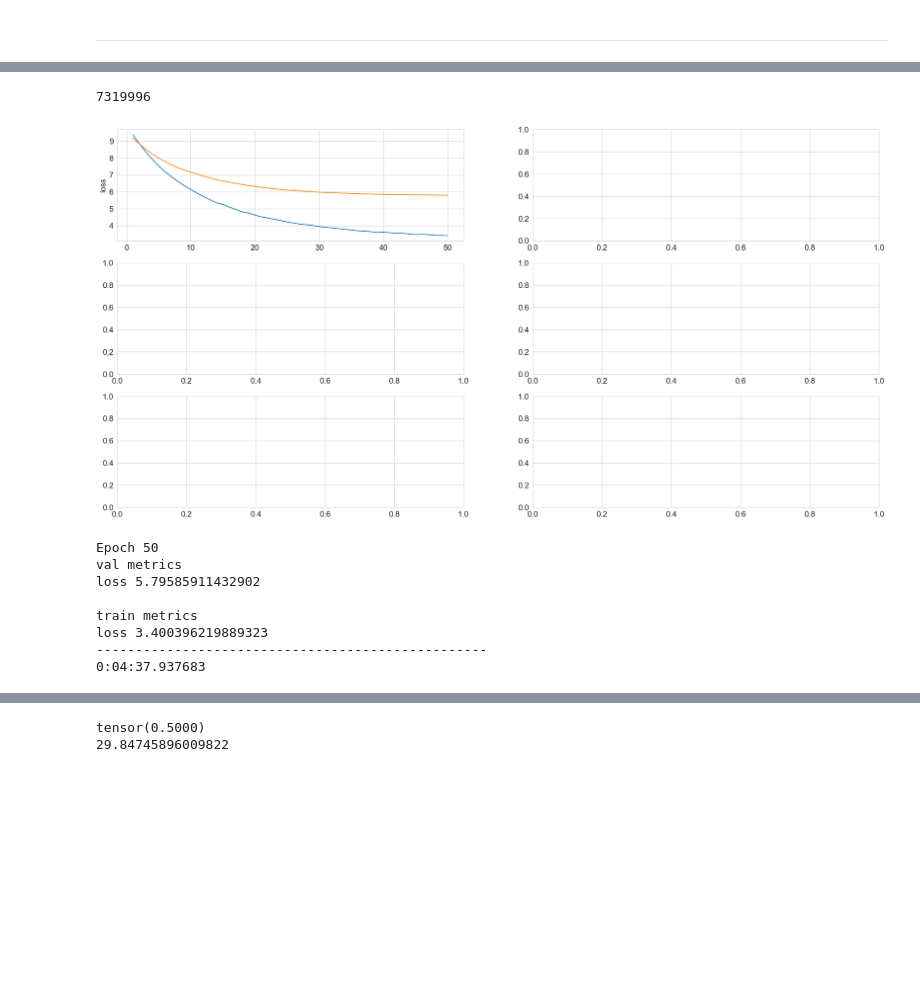
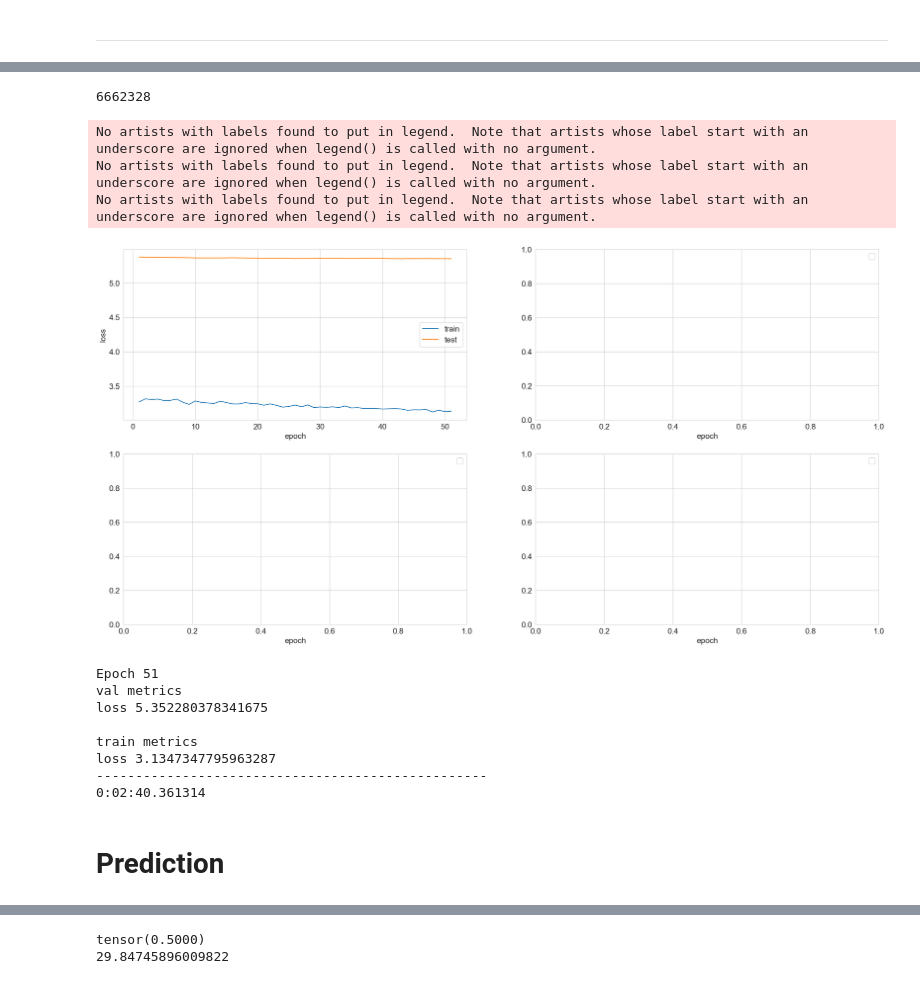
Before and after one commit to Kulikov17/seo-optimization-product-cards, a Jupyter notebook: notebooks/image_captioning_RNN.ipynb, the cells around one changed output, grey strips where cells are left out. Saved outputs shown, nothing was run; the diff lists cells and outputs as text; code cells hidden in the pictures; blank space fills up the shorter version.

```diff
--- a/notebooks/image_captioning_RNN.ipynb
+++ b/notebooks/image_captioning_RNN.ipynb
@@ -370,8 +349,9 @@ class Collator:
 
         return out
 # %%
-#dataset = torch.utils.data.Subset(dataset, [i for i in range(100)])
-BATCH_SIZE = 4 #16
+# train_dataset = torch.utils.data.Subset(train_dataset, [i for i in range(8)])
+# test_dataset = torch.utils.data.Subset(test_dataset, [i for i in range(8)])
+BATCH_SIZE = 32
 
 train_loader = accelerator.prepare_data_loader(DataLoader(train_dataset,
                                                batch_size=BATCH_SIZE,
@@ -451,6 +432,7 @@ class DecoderRNN(nn.Module):
 
         self.lstm_layers = lstm_layers
         self.hidden_dim = hidden_dim
+        self.tokenizer = tokenizer
 
         self.image_embed_to_h0 = torch.nn.Sequential(
             torch.nn.Linear(in_features=image_embed_dim, out_features=lstm_layers * hidden_dim),
@@ -462,9 +444,9 @@ class DecoderRNN(nn.Module):
         )
 
         self.embed = torch.nn.Embedding(
-            num_embeddings=tokenizer.get_vocab_size(),
+            num_embeddings=self.tokenizer.get_vocab_size(),
             embedding_dim=embed_dim,
-            padding_idx=tokenizer.get_vocab()["[PAD]"],
+            padding_idx=self.tokenizer.get_vocab()["[PAD]"],
         )
         self.lstm = torch.nn.LSTM(
             input_size=embed_dim,
@@ -473,13 +455,12 @@ class DecoderRNN(nn.Module):
             batch_first=True,
         )
         self.linear = torch.nn.Sequential(
-            torch.nn.Linear(in_features=hidden_dim, out_features=tokenizer.get_vocab_size()),
+            torch.nn.Linear(in_features=hidden_dim, out_features=self.tokenizer.get_vocab_size()),
             torch.nn.Dropout(p=dropout_prob),
         )
 
     def forward(self, image_embeds, captions):
         batch_size = image_embeds.shape[0]
-#         print(image_embeds.dtype)
         h0 = self.image_embed_to_h0(image_embeds).reshape(batch_size, self.lstm_layers, self.hidden_dim).transpose(0, 1)
         c0 = self.image_embed_to_c0(image_embeds).reshape(batch_size, self.lstm_layers, self.hidden_dim).transpose(0, 1)
 
@@ -498,7 +479,6 @@ class DecoderRNN(nn.Module):
     def caption_image(
         self,
         image_embeds : torch.Tensor,
-        tokenizer: Tokenizer,
         max_length : int = 300,
     ):
         self.eval()
@@ -515,12 +495,12 @@ class DecoderRNN(nn.Module):
                                                                     self.hidden_dim).transpose(0, 1)
 
         # init tokens with <bos>
-        tokens = torch.full((batch_size, 1), tokenizer.get_vocab()["[BOS]"], device=image_embeds.device)
+        tokens = torch.full((batch_size, 1), self.tokenizer.get_vocab()["[BOS]"], device=image_embeds.device)
         new_tokens = tokens
 
         # 2 stopping conditions: reaching max len or getting <eos> token
         while tokens.shape[1] < max_length:
-            if ((tokens == tokenizer.get_vocab()["[EOS]"]).sum(1) > 0).all():   # тут надо проверить
+            if ((tokens == self.tokenizer.get_vocab()["[EOS]"]).sum(1) > 0).all():   # тут надо проверить
                 break
 
             embeds = self.embed(new_tokens)
@@ -740,14 +738,15 @@ class Trainer:
 # %%
 model = DecoderRNN(
     tokenizer=tokenizer,
-    image_embed_dim=embeddings_train.shape[1]
+    image_embed_dim=embeddings_train.shape[1],
+    lstm_layers=3
 )
 
 sum(param.numel() for param in model.parameters())
 # %% [output]
-7319996
+6662328
 # %%
-NUM_EPOCHS = 50
+NUM_EPOCHS = 51
 
 # model = model.to(device)
 optimizer = torch.optim.AdamW(
@@ -759,28 +758,3 @@ criterion = torch.nn.CrossEntropyLoss(ignore_index=tokenizer.get_vocab()["[PAD]"
 model, optimizer = accelerator.prepare(model, optimizer)
 # %%
 #NUM_EPOCHS = 20
-# %%
-trainer = Trainer(
-            model,
-            optimizer,
-            None,
-            criterion,
-            accelerator,
-            device,
-        )
-
-a = datetime.now()
-train_losses, test_losses, train_metrics, test_metrics = trainer.train(
-            train_loader, val_loader, NUM_EPOCHS, True)
-b = datetime.now()
-print(b - a)
-# %% [output]
-[figure, removed]
-Epoch 50
-val metrics
-loss 5.79585911432902
-
-train metrics
-loss 3.400396219889323
---------------------------------------------------
-0:04:37.937683
@@ -789 +761,31 @@ from torch.distributions.categorical import Categorical
+# %%
+trainer = Trainer(
+            model,
+            optimizer,
+            None,
+            criterion,
+            accelerator,
+            device,
+        )
+
+a = datetime.now()
+train_losses, test_losses, train_metrics, test_metrics = trainer.train(
+            train_loader, val_loader, NUM_EPOCHS, plot=True, calculate_metrics=False, metrics_freq=100)
+b = datetime.now()
+print(b - a)
+# %% [output]
+No artists with labels found to put in legend.  Note that artists whose label start with an underscore are ignored when legend() is called with no argument.
+No artists with labels found to put in legend.  Note that artists whose label start with an underscore are ignored when legend() is called with no argument.
+No artists with labels found to put in legend.  Note that artists whose label start with an underscore are ignored when legend() is called with no argument.
+[figure, added]
+Epoch 51
+val metrics
+loss 5.352280378341675
+
+train metrics
+loss 3.1347347795963287
+--------------------------------------------------
+0:02:40.361314
+# %% [markdown]
+# Prediction
 # %%
```
Also changed, not shown: parts of 23 cells of this notebook.
